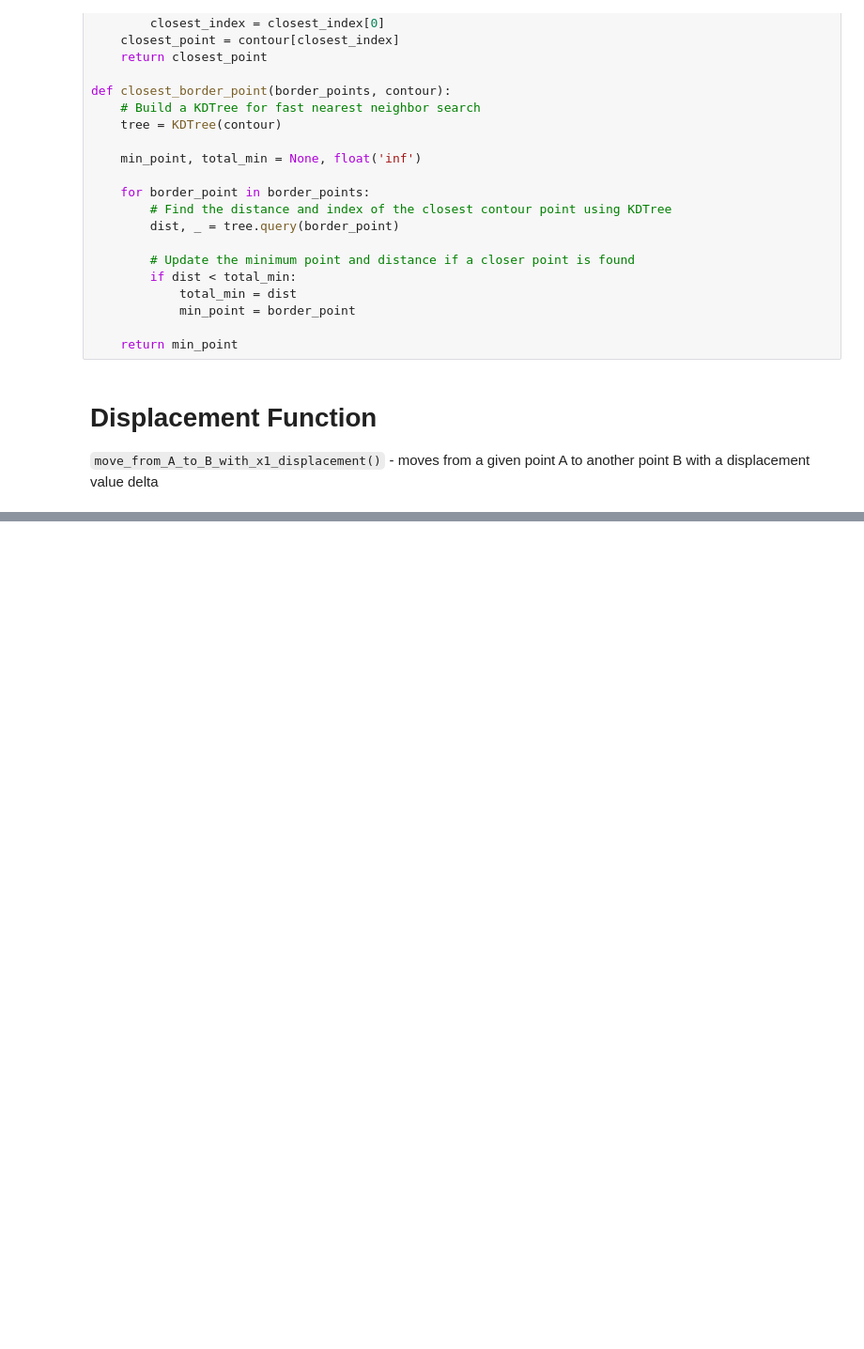
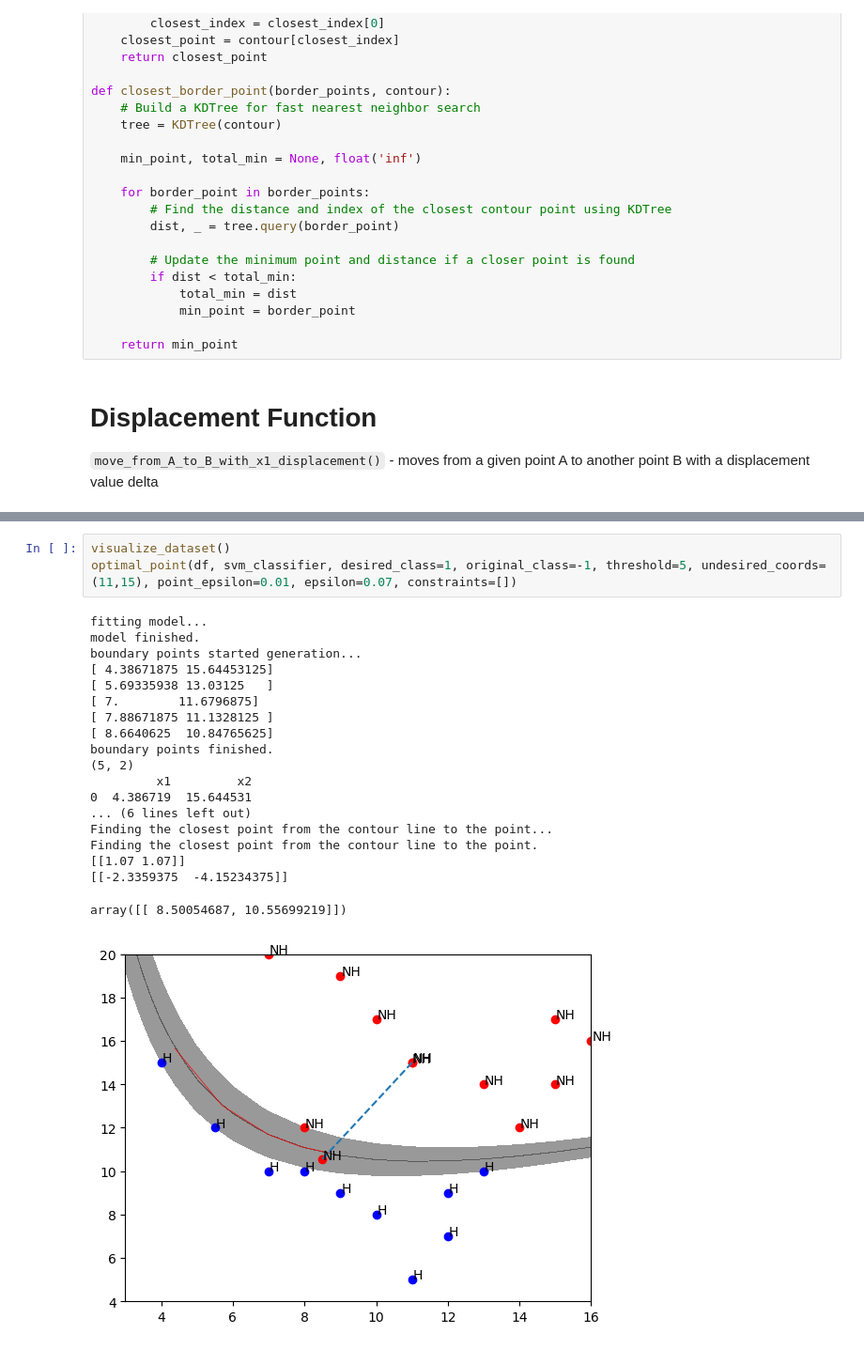
Before and after one commit to dsin85691/SSBA_For_Counterfactuals, a Jupyter notebook: meeting_notebook.ipynb, the cells around one changed output, grey strips where cells are left out. Shown: that part at 94% size. Cells and saved outputs as stored; diff of their text form; blank space fills up the shorter version.

```diff
--- a/meeting_notebook.ipynb
+++ b/meeting_notebook.ipynb
@@ -442,0 +611,23 @@ Finding a simpler algorithm with a lower time complexity. Currently the time com
+# %%
+visualize_dataset()
+optimal_point(df, svm_classifier, desired_class=1, original_class=-1, threshold=5, undesired_coords=(11,15), point_epsilon=0.01, epsilon=0.07, constraints=[])
+# %% [output]
+fitting model...
+model finished.
+boundary points started generation...
+[ 4.38671875 15.64453125]
+[ 5.69335938 13.03125   ]
+[ 7.        11.6796875]
+[ 7.88671875 11.1328125 ]
+[ 8.6640625  10.84765625]
+boundary points finished.
+(5, 2)
+         x1         x2
+0  4.386719  15.644531
+... (6 lines left out)
+Finding the closest point from the contour line to the point...
+Finding the closest point from the contour line to the point.
+[[1.07 1.07]]
+[[-2.3359375  -4.15234375]]
+array([[ 8.50054687, 10.55699219]])
+[figure, added]
```
Also changed, not shown: parts of 40 cells of this notebook.
